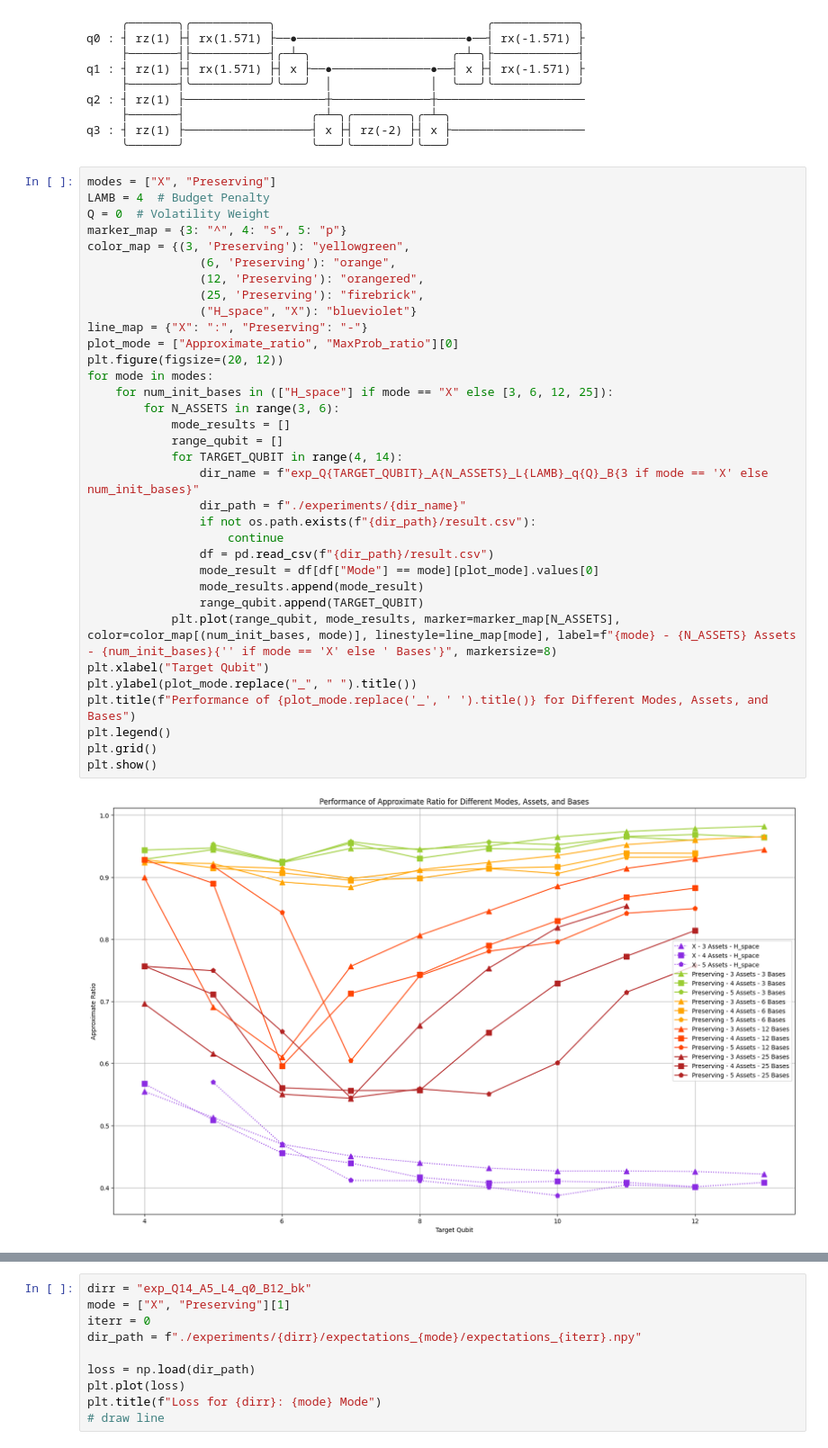
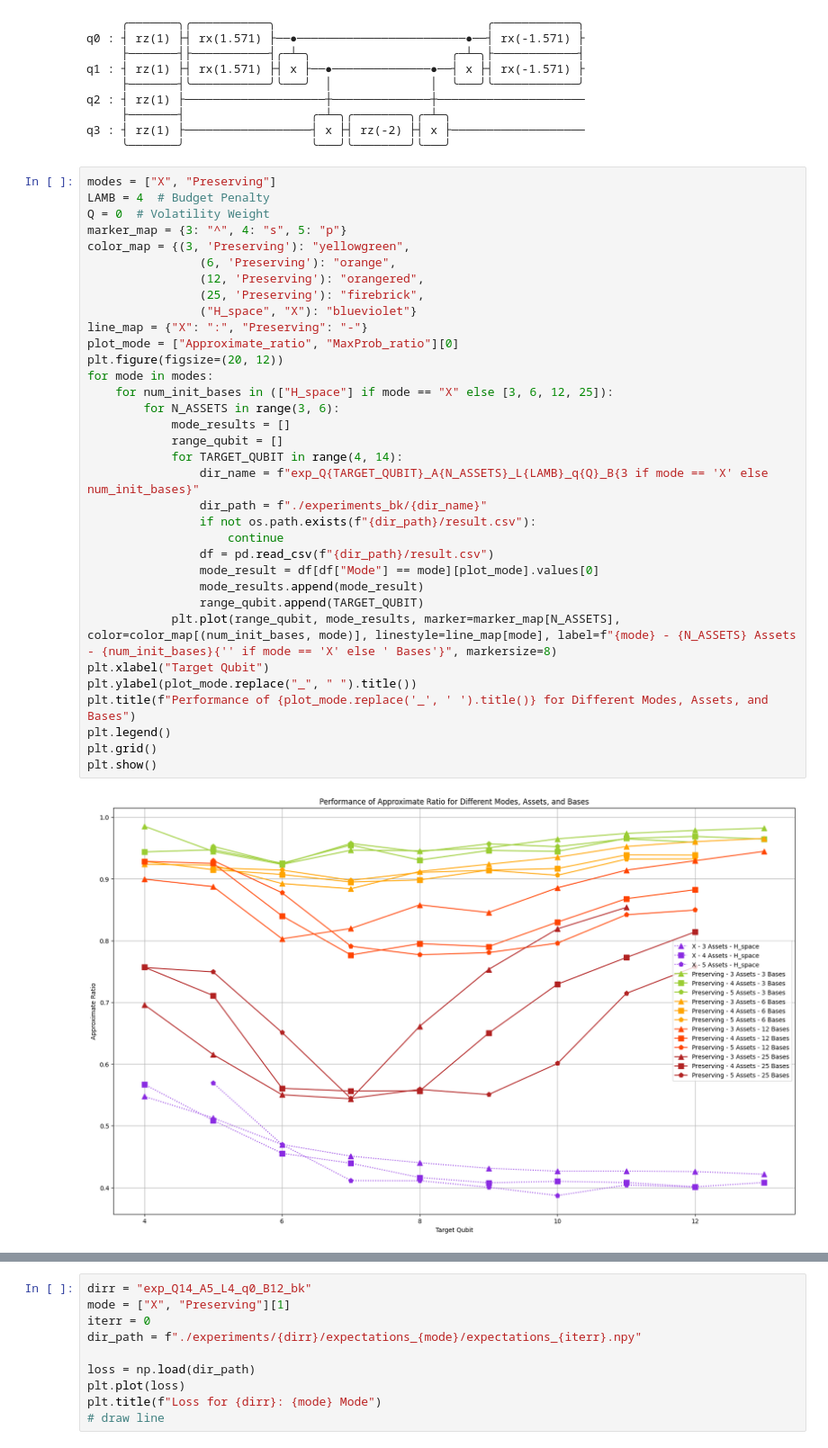
Before and after one commit to AndewNN/Quantum_Computing, a Jupyter notebook: CUDA/0.ipynb, the cells around one changed output, grey strips where cells are left out. Shown at 90% size. Saved outputs shown, nothing was run; the diff lists cells and outputs as text.

```diff
--- a/CUDA/0.ipynb
+++ b/CUDA/0.ipynb
@@ -135,32 +135,32 @@ Q = 0  # Volatility Weight
 marker_map = {3: "^", 4: "s", 5: "p"}
 color_map = {(3, 'Preserving'): "yellowgreen",
                 (6, 'Preserving'): "orange",
                 (12, 'Preserving'): "orangered",
                 (25, 'Preserving'): "firebrick",
                 ("H_space", "X"): "blueviolet"}
 line_map = {"X": ":", "Preserving": "-"}
 plot_mode = ["Approximate_ratio", "MaxProb_ratio"][0]
 plt.figure(figsize=(20, 12))
 for mode in modes:
     for num_init_bases in (["H_space"] if mode == "X" else [3, 6, 12, 25]):
         for N_ASSETS in range(3, 6):
             mode_results = []
             range_qubit = []
             for TARGET_QUBIT in range(4, 14):
                 dir_name = f"exp_Q{TARGET_QUBIT}_A{N_ASSETS}_L{LAMB}_q{Q}_B{3 if mode == 'X' else num_init_bases}"
-                dir_path = f"./experiments/{dir_name}"
+                dir_path = f"./experiments_bk/{dir_name}"
                 if not os.path.exists(f"{dir_path}/result.csv"):
                     continue
                 df = pd.read_csv(f"{dir_path}/result.csv")
                 mode_result = df[df["Mode"] == mode][plot_mode].values[0]
                 mode_results.append(mode_result)
                 range_qubit.append(TARGET_QUBIT)
             plt.plot(range_qubit, mode_results, marker=marker_map[N_ASSETS], color=color_map[(num_init_bases, mode)], linestyle=line_map[mode], label=f"{mode} - {N_ASSETS} Assets - {num_init_bases}{'' if mode == 'X' else ' Bases'}", markersize=8)
 plt.xlabel("Target Qubit")
 plt.ylabel(plot_mode.replace("_", " ").title())
 plt.title(f"Performance of {plot_mode.replace('_', ' ').title()} for Different Modes, Assets, and Bases")
 plt.legend()
 plt.grid()
 plt.show()
 # %% [output]
-[figure, old version]
+[figure, new version]
```
Also changed, not shown: parts of 2 cells of this notebook, 3 other files.
